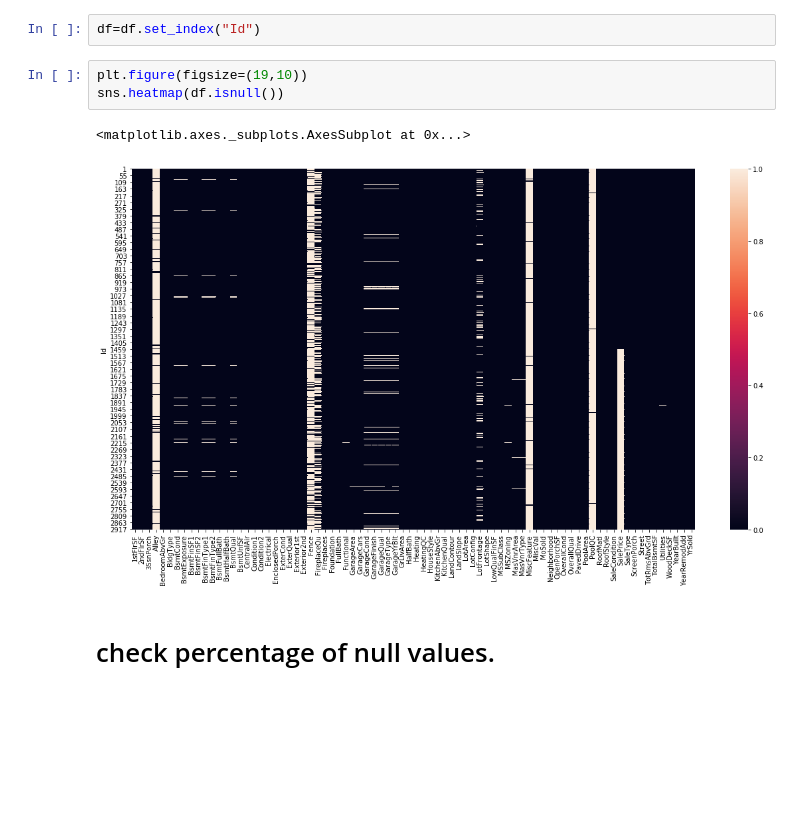
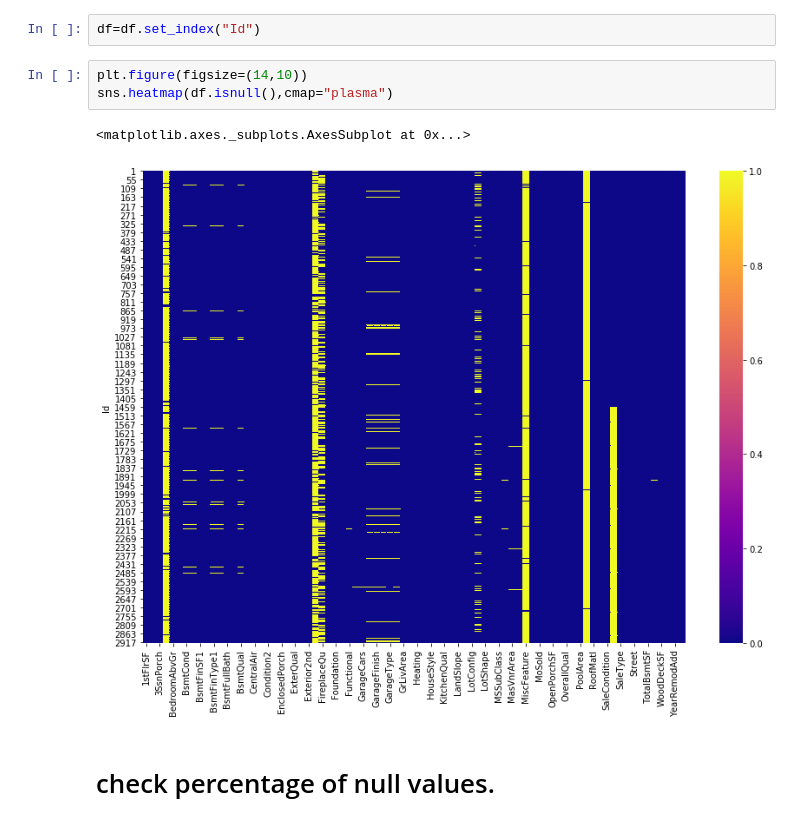
Before and after one commit to MehulVaidya634/House-_prices_regression, a Jupyter notebook: House_price_regression.ipynb, the cells around one changed output. Saved outputs shown, nothing was run; the diff lists cells and outputs as text; blank space fills up the shorter version.

```diff
--- a/House_price_regression.ipynb
+++ b/House_price_regression.ipynb
@@ -97,11 +99,11 @@ df.describe()
 # %%
 df=df.set_index("Id")
 # %%
-plt.figure(figsize=(19,10))
-sns.heatmap(df.isnull())
+plt.figure(figsize=(14,10))
+sns.heatmap(df.isnull(),cmap="plasma")
 # %% [output]
 <matplotlib.axes._subplots.AxesSubplot at 0x...>
-[figure, old version]
+[figure, new version]
 # %% [markdown]
 # check percentage of null values.
 # %%
```
Also changed, not shown: parts of 19 cells of this notebook.
